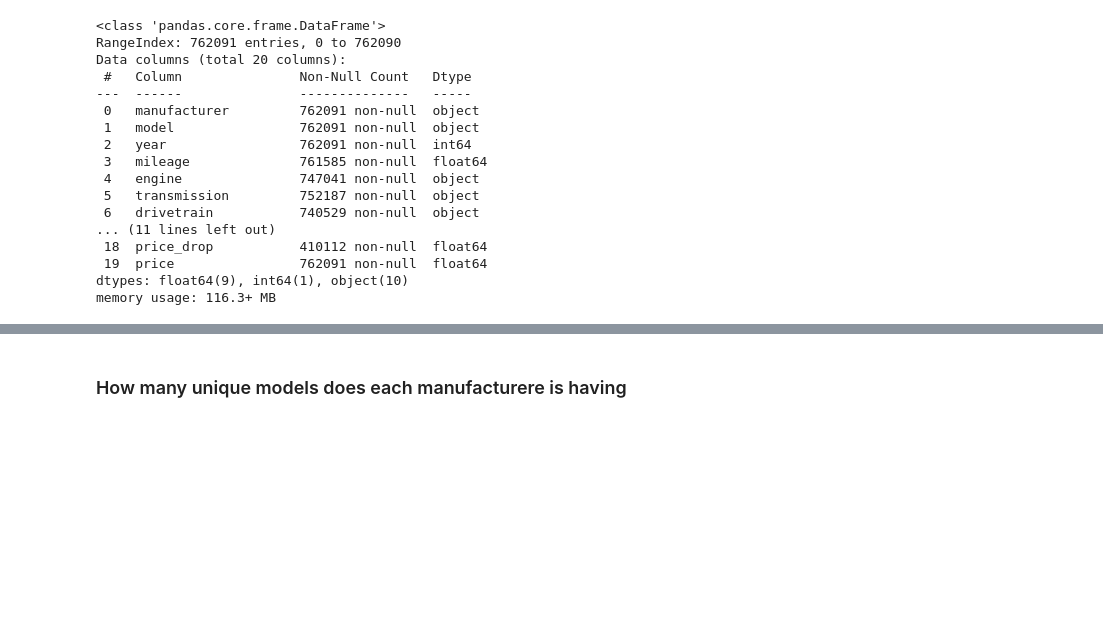
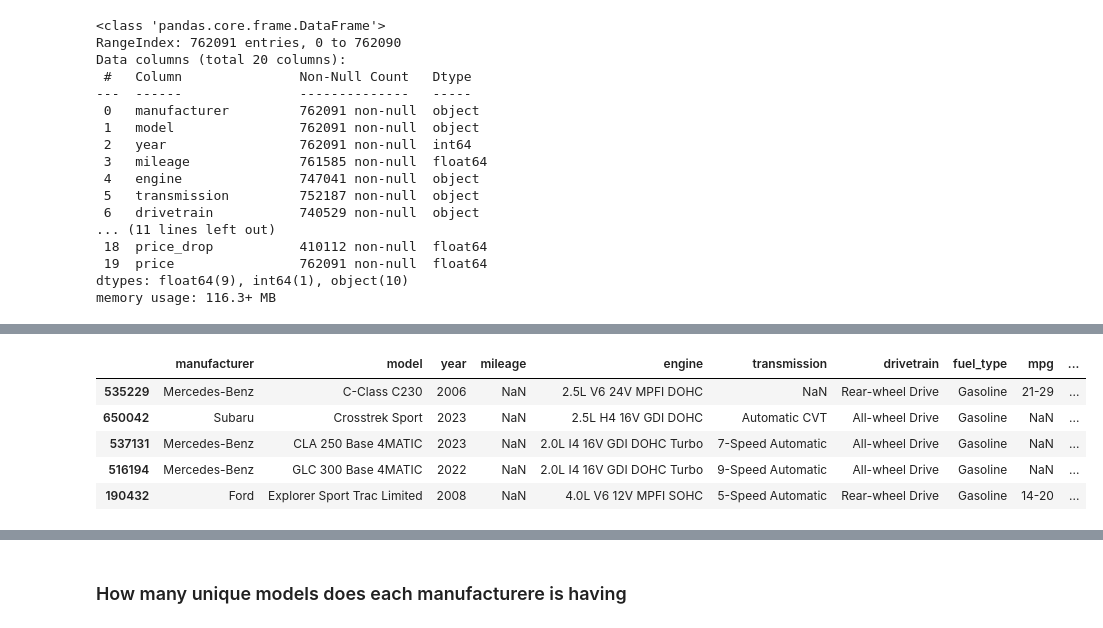
Before and after one commit to Raaj-4320/smartAuto, a Jupyter notebook: smartAuto.ipynb, the cells around one changed output, grey strips where cells are left out. Drawn from its saved outputs; the diff is of its cells as text; code cells hidden in the pictures; blank space fills up the shorter version.

```diff
--- a/smartAuto.ipynb
+++ b/smartAuto.ipynb
@@ -107,2 +90,0 @@ memory usage: 116.3+ MB
-# %%
-df.drop(columns=['seller_name','seller_rating','driver_rating','driver_rating','driver_reviews_num','price_drop'], inplace=True)
@@ -144,0 +131,9 @@ print(combined_df)
+# %%
+df[df['mileage'].isnull()].sample(5)
+# %% [output]
+|  | manufacturer | model | year | mileage | engine | transmission | drivetrain | fuel_type | mpg | ... |
+| 535229 | Mercedes-Benz | C-Class C230 | 2006 | NaN | 2.5L V6 24V MPFI DOHC | NaN | Rear-wheel Drive | Gasoline | 21-29 | ... |
+| 650042 | Subaru | Crosstrek Sport | 2023 | NaN | 2.5L H4 16V GDI DOHC | Automatic CVT | All-wheel Drive | Gasoline | NaN | ... |
+| 537131 | Mercedes-Benz | CLA 250 Base 4MATIC | 2023 | NaN | 2.0L I4 16V GDI DOHC Turbo | 7-Speed Automatic | All-wheel Drive | Gasoline | NaN | ... |
+| 516194 | Mercedes-Benz | GLC 300 Base 4MATIC | 2022 | NaN | 2.0L I4 16V GDI DOHC Turbo | 9-Speed Automatic | All-wheel Drive | Gasoline | NaN | ... |
+| 190432 | Ford | Explorer Sport Trac Limited | 2008 | NaN | 4.0L V6 12V MPFI SOHC | 5-Speed Automatic | Rear-wheel Drive | Gasoline | 14-20 | ... |
```
Also changed, not shown: parts of 17 cells of this notebook.
